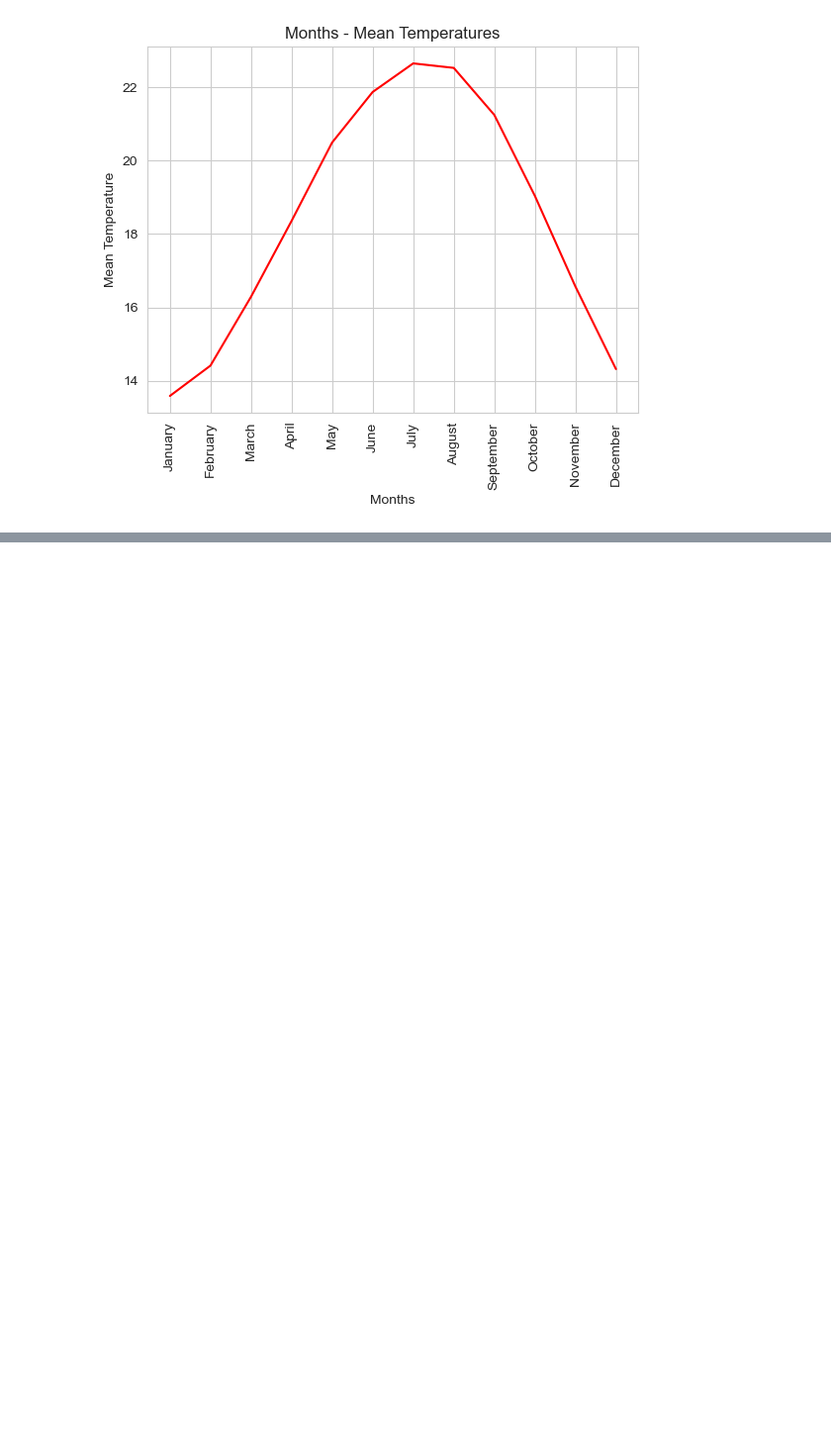
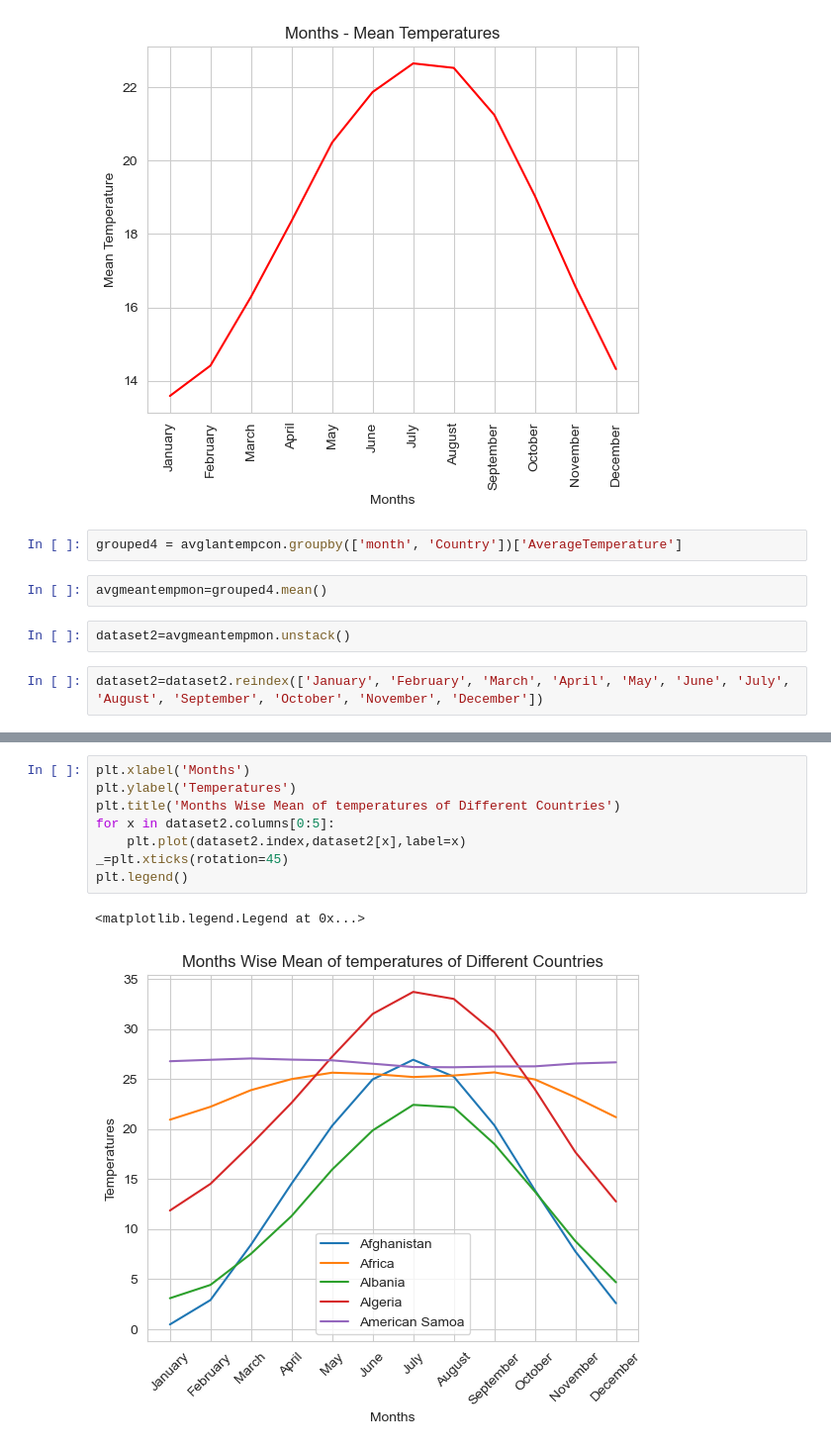
Before and after one commit to Umeshpotha/globallandsurfacetemperatures_analysis, a Jupyter notebook: WorldSurfaceTemperatureAnalysis.ipynb, the cells around one changed output, grey strips where cells are left out. Shown at 99% size. Cells and saved outputs as stored; diff of their text form; blank space fills up the shorter version.

```diff
--- a/WorldSurfaceTemperatureAnalysis.ipynb
+++ b/WorldSurfaceTemperatureAnalysis.ipynb
@@ -215,3 +202,11 @@ plt.plot(avgmeanmonth,color='red')
 plt.show()
 # %% [output]
 [figure]
+# %%
+grouped4 = avglantempcon.groupby(['month', 'Country'])['AverageTemperature']
+# %%
+avgmeantempmon=grouped4.mean()
+# %%
+dataset2=avgmeantempmon.unstack()
+# %%
+dataset2=dataset2.reindex(['January', 'February', 'March', 'April', 'May', 'June', 'July', 'August', 'September', 'October', 'November', 'December'])
@@ -217,0 +231,11 @@ plt.show()
+# %%
+plt.xlabel('Months')
+plt.ylabel('Temperatures')
+plt.title('Months Wise Mean of temperatures of Different Countries')
+for x in dataset2.columns[0:5]:
+    plt.plot(dataset2.index,dataset2[x],label=x)
+_=plt.xticks(rotation=45)
+plt.legend()
+# %% [output]
+<matplotlib.legend.Legend at 0x...>
+[figure, added]
```
Also changed, not shown: parts of 9 cells of this notebook.
